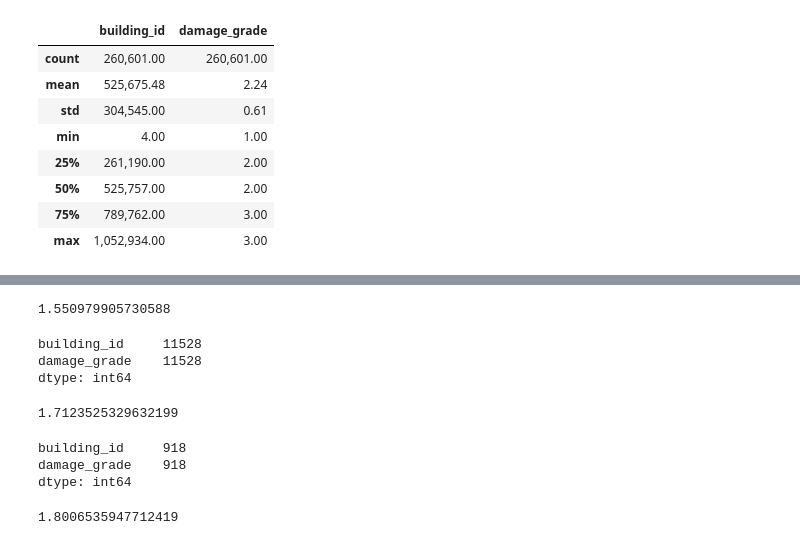
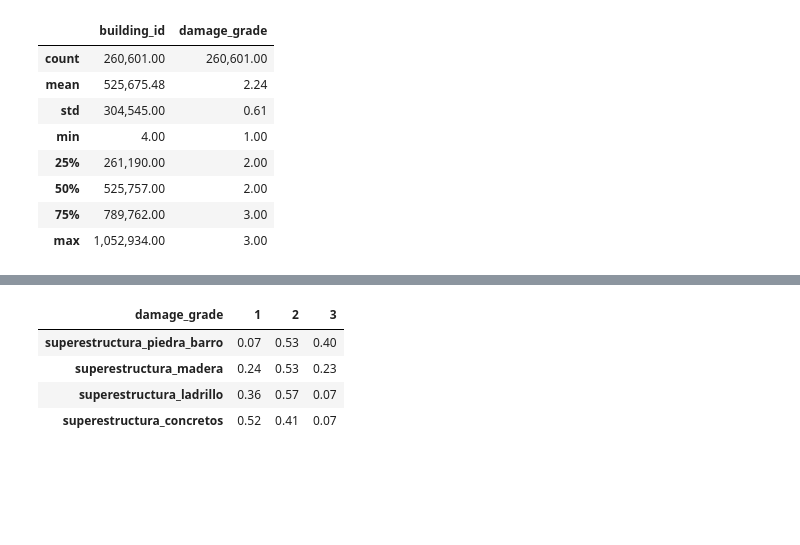
Before and after one commit to FranciscoGauna/TP-Datos-2021, a Jupyter notebook: ExploracionPorCantidadDePisos.ipynb, the cells around one changed output, grey strips where cells are left out. Drawn from its saved outputs; the diff is of its cells as text; code cells hidden in the pictures; blank space fills up the shorter version.

```diff
--- a/ExploracionPorCantidadDePisos.ipynb
+++ b/ExploracionPorCantidadDePisos.ipynb
@@ -122,9 +79,8 @@ edificiosAltosIdDf.merge(df_train_labels_original, how="inner").describe()
 # Busco para edificios de 1 piso cual es la superestructura prevalente y veo cual es su danio promedio
 # %%
 # Las superestructuras de piedra y barro(mud_mortar_stone, adobe_mur y stone_flag) comprenden mas de la mitad de los edificios de 1 piso
-unPisoBarroDf = unPisoDf[unPisoDf["has_superstructure_adobe_mud"] == True]
-unPisoBarroPiedraDf = unPisoDf[unPisoDf["has_superstructure_mud_mortar_stone"] == True]
-unPisoPiedraDf = unPisoDf[unPisoDf["has_superstructure_stone_flag"] == True]
-unPisoBarroPiedraDf = pd.DataFrame(pd.concat([unPisoBarroDf, unPisoBarroPiedraDf, unPisoPiedraDf]).building_id)
-unPisoBarroPiedraDf = unPisoBarroPiedraDf.merge(df_train_labels_original, how="inner")
-unPisoBarroPiedraDf.count()
+unPisoBarroPiedraDf = pd.DataFrame(unPisoDf[(unPisoDf.has_superstructure_adobe_mud == True) | (unPisoDf.has_superstructure_mud_mortar_stone == True) | (unPisoDf.has_superstructure_stone_flag == True)].building_id)
+unPisoBarroPiedraDf = unPisoBarroPiedraDf.merge(df_train_labels_original, how="inner").drop_duplicates()
+unPisoBarroPiedraDf = unPisoBarroPiedraDf.groupby(by="damage_grade").agg("count").rename(columns = {"building_id" : "superestructura_piedra_barro"})
+
+unPisoBarroPiedraPorcentaje = unPisoBarroPiedraDf.div(unPisoBarroPiedraDf.sum(), 1).transpose()
@@ -140,7 +87,7 @@ unPisoBarroPiedraDf.damage_grade.mean()
 # %%
 # Los edificios de Madera( Timber y Bamboo) comprenden 1/4 del total
-unPisoMaderaDf = unPisoDf[unPisoDf["has_superstructure_timber"] == True]
-unPisoBambooDf = unPisoDf[unPisoDf["has_superstructure_bamboo"] == True]
-unPisoMaderasDf = pd.DataFrame(pd.concat([unPisoMaderaDf, unPisoBambooDf]).building_id)
-unPisoMaderasDf = unPisoMaderasDf.merge(df_train_labels_original, how="inner")
-unPisoMaderasDf.count()
+unPisoMaderasDf = pd.DataFrame(unPisoDf[(unPisoDf.has_superstructure_timber == True) | (unPisoDf.has_superstructure_bamboo == True)].building_id)
+unPisoMaderasDf = unPisoMaderasDf.merge(df_train_labels_original, how="inner").drop_duplicates()
+unPisoMaderasDf = unPisoMaderasDf.groupby(by="damage_grade").agg("count").rename(columns = {"building_id" : "superestructura_madera"})
+
+unPisoMaderasPorcentaje = unPisoMaderasDf.div(unPisoMaderasDf.sum(), 1).transpose()
@@ -156,7 +94,7 @@ unPisoMaderasDf.damage_grade.mean()
 # %%
 # Los edificios de Concreto(rc_non_engineered y rc_engineered) comprenden un 10%
-unPisoSuperConcretoDf = unPisoDf[unPisoDf["has_superstructure_rc_non_engineered"] == True]
-unPisoConcretoDf = unPisoDf[unPisoDf["has_superstructure_rc_engineered"] == True]
-unPisoConcretosDf = pd.DataFrame(pd.concat([unPisoSuperConcretoDf, unPisoConcretoDf]).building_id)
-unPisoConcretosDf = unPisoConcretosDf.merge(df_train_labels_original, how="inner")
-unPisoConcretosDf.count()
+unPisoConcretosDf = pd.DataFrame(unPisoDf[(unPisoDf.has_superstructure_rc_non_engineered == True) | (unPisoDf.has_superstructure_rc_engineered == True)].building_id)
+unPisoConcretosDf = unPisoConcretosDf.merge(df_train_labels_original, how="inner").drop_duplicates()
+unPisoConcretosDf = unPisoConcretosDf.groupby(by="damage_grade").agg("count").rename(columns = {"building_id" : "superestructura_concretos"})
+
+unPisoConcretosPorcentaje = unPisoConcretosDf.div(unPisoConcretosDf.sum(), 1).transpose()
@@ -167,35 +101,21 @@ dtype: int64
-# %%
-# Estan bastante por debajo del promedio para 1 piso
-unPisoConcretosDf.damage_grade.mean()
-# %% [output]
-1.550979905730588
 # %%
 # Los edificios de Cemento( cement_mortar_stone, mud_mortar_brick y cement_moratr_brick) comprenden otro  1/4 del total
-unPisoCementoPiedraDf = unPisoDf[unPisoDf["has_superstructure_cement_mortar_stone"] == True]
-unPisoLadrilloDf = unPisoDf[unPisoDf["has_superstructure_mud_mortar_brick"] == True]
-unPisoCementoLadrilloDf = unPisoDf[unPisoDf["has_superstructure_cement_mortar_brick"] == True]
-unPisoCementoLadrilloPiedraDf = pd.DataFrame(pd.concat([unPisoCementoLadrilloDf, unPisoLadrilloDf, unPisoCementoPiedraDf]).building_id)
-unPisoCementoLadrilloPiedraDf = unPisoCementoLadrilloPiedraDf.merge(df_train_labels_original, how="inner")
-unPisoCementoLadrilloPiedraDf.count()
+unPisoLadrilloDf = pd.DataFrame(unPisoDf[(unPisoDf.has_superstructure_cement_mortar_stone == True) | (unPisoDf.has_superstructure_mud_mortar_brick == True) | (unPisoDf.has_superstructure_cement_mortar_brick == True)].building_id)
+unPisoLadrilloDf = unPisoLadrilloDf.merge(df_train_labels_original, how="inner").drop_duplicates()
+unPisoLadrilloDf = unPisoLadrilloDf.groupby(by="damage_grade").agg("count").rename(columns = {"building_id" : "superestructura_ladrillo"})
+
+unPisoLadrilloPorcentaje = unPisoLadrilloDf.div(unPisoLadrilloDf.sum(), 1).transpose()
-# %% [output]
-building_id     11528
-damage_grade    11528
-dtype: int64
-# %%
-unPisoCementoLadrilloPiedraDf.damage_grade.mean()
-# %% [output]
-1.7123525329632199
 # %%
-# Los edificios de Madera( Timber y Bamboo) comprenden 1/4 del total
+# Los otros edificios son muy pocos, no tiene sentido hacer la comparacion
 unPisoOtrosDf = unPisoDf[unPisoDf["has_superstructure_other"] == True].building_id
 unPisoOtrosDf = pd.DataFrame(unPisoOtrosDf)
-unPisoOtrosDf = unPisoOtrosDf.merge(df_train_labels_original, how="inner")
-unPisoOtrosDf.count()
+unPisoOtrosDf = unPisoOtrosDf.merge(df_train_labels_original, how="inner").drop_duplicates()
-# %% [output]
-building_id     918
-damage_grade    918
-dtype: int64
-# %%
-unPisoOtrosDf.damage_grade.mean()
-# %% [output]
-1.8006535947712419
+# %%
+unPisoPorcentajes = pd.concat([unPisoBarroPiedraPorcentaje, unPisoMaderasPorcentaje, unPisoLadrilloPorcentaje, unPisoConcretosPorcentaje], axis=0)
+unPisoPorcentajes
+# %% [output]
+| damage_grade | 1 | 2 | 3 |
+| superestructura_piedra_barro | 0.07 | 0.53 | 0.40 |
+| superestructura_madera | 0.24 | 0.53 | 0.23 |
+| superestructura_ladrillo | 0.36 | 0.57 | 0.07 |
+| superestructura_concretos | 0.52 | 0.41 | 0.07 |
```
Also changed, not shown: parts of 29 cells of this notebook.
